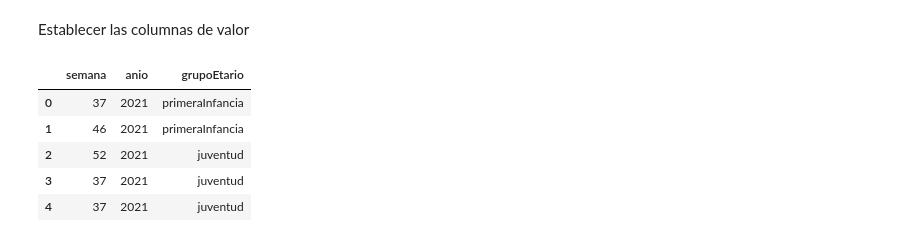
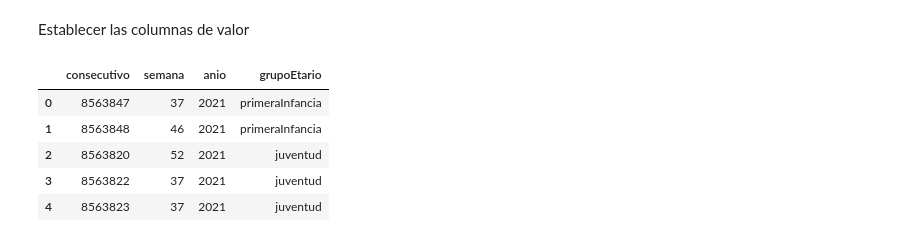
Before and after one commit to MarcoSuarezECCI/SeminarioBigData, a Jupyter notebook: AI_Prediccion.ipynb, the cells around one changed output. Drawn from its saved outputs; the diff is of its cells as text; code cells hidden in the pictures.

```diff
--- a/AI_Prediccion.ipynb
+++ b/AI_Prediccion.ipynb
@@ -56,14 +65,15 @@ Establecer las columnas de valor
 # %%
 datacc = data
 datacc = datacc.drop([
-    'consecutivo','fechaNotificacion','edad','sexo','estrato','fechaNacimiento','estadoCaso','nombreUnidad','pais','evento','departamento','municipio'
+    #'consecutivo',
+    'fechaNotificacion','edad','sexo','estrato','fechaNacimiento','estadoCaso','nombreUnidad','pais','evento','departamento','municipio'
     ], axis=1)
 datacc.shape
 datacc.head()
 # %% [output]
-|  | semana | anio | grupoEtario |
-| 0 | 37 | 2021 | primeraInfancia |
-| 1 | 46 | 2021 | primeraInfancia |
-| 2 | 52 | 2021 | juventud |
-| 3 | 37 | 2021 | juventud |
-| 4 | 37 | 2021 | juventud |
+|  | consecutivo | semana | anio | grupoEtario |
+| 0 | 8563847 | 37 | 2021 | primeraInfancia |
+| 1 | 8563848 | 46 | 2021 | primeraInfancia |
+| 2 | 8563820 | 52 | 2021 | juventud |
+| 3 | 8563822 | 37 | 2021 | juventud |
+| 4 | 8563823 | 37 | 2021 | juventud |
```
Also changed, not shown: parts of 7 cells of this notebook.
